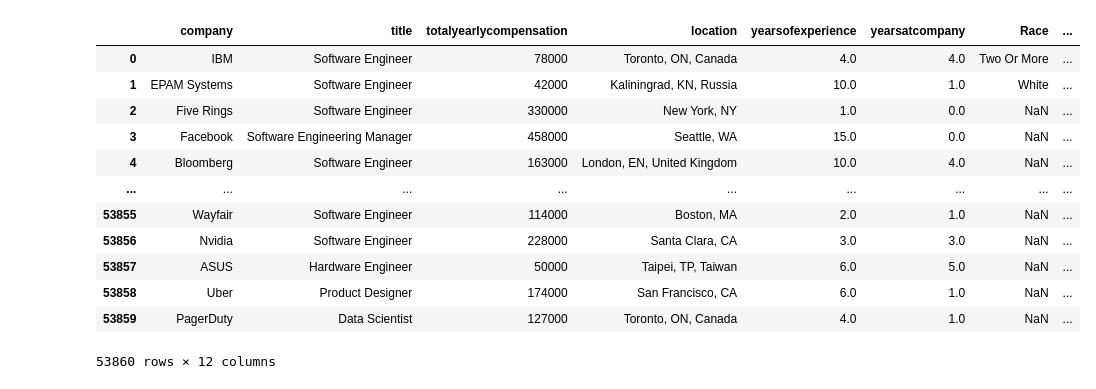
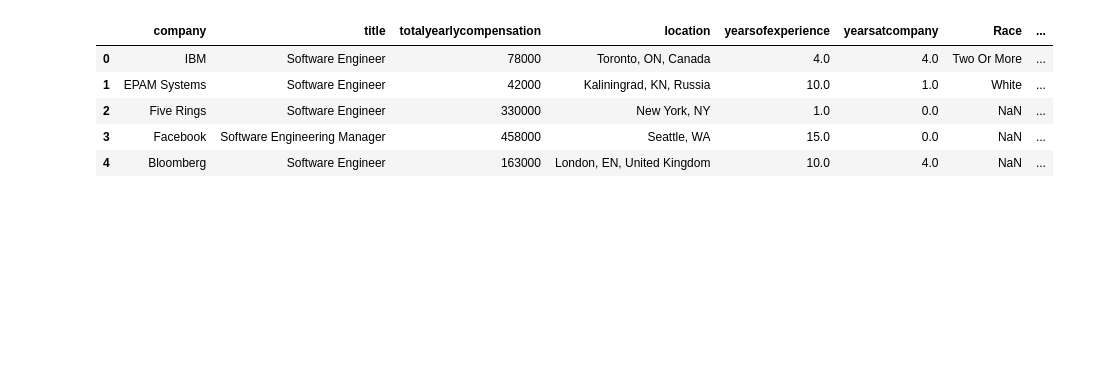
Before and after one commit to PriyankaVelagala/INM701, a Jupyter notebook: EduClassification.ipynb, the cells around one changed output. Cells and saved outputs as stored; diff of their text form; code cells hidden in the pictures; blank space fills up the shorter version.

```diff
--- a/EduClassification.ipynb
+++ b/EduClassification.ipynb
@@ -14,18 +31,11 @@ fname = os.path.join(path, "edu_classification.csv")
 df = pd.read_csv(fname)
 # %%
 df = df.drop(columns = 'Unnamed: 0')
-df
+df.head()
 # %% [output]
 |  | company | title | totalyearlycompensation | location | yearsofexperience | yearsatcompany | Race | ... |
 | 0 | IBM | Software Engineer | 78000 | Toronto, ON, Canada | 4.0 | 4.0 | Two Or More | ... |
 | 1 | EPAM Systems | Software Engineer | 42000 | Kaliningrad, KN, Russia | 10.0 | 1.0 | White | ... |
 | 2 | Five Rings | Software Engineer | 330000 | New York, NY | 1.0 | 0.0 | NaN | ... |
 | 3 | Facebook | Software Engineering Manager | 458000 | Seattle, WA | 15.0 | 0.0 | NaN | ... |
 | 4 | Bloomberg | Software Engineer | 163000 | London, EN, United Kingdom | 10.0 | 4.0 | NaN | ... |
-| ... | ... | ... | ... | ... | ... | ... | ... | ... |
-| 53855 | Wayfair | Software Engineer | 114000 | Boston, MA | 2.0 | 1.0 | NaN | ... |
-| 53856 | Nvidia | Software Engineer | 228000 | Santa Clara, CA | 3.0 | 3.0 | NaN | ... |
-| 53857 | ASUS | Hardware Engineer | 50000 | Taipei, TP, Taiwan | 6.0 | 5.0 | NaN | ... |
-| 53858 | Uber | Product Designer | 174000 | San Francisco, CA | 6.0 | 1.0 | NaN | ... |
-| 53859 | PagerDuty | Data Scientist | 127000 | Toronto, ON, Canada | 4.0 | 1.0 | NaN | ... |
-53860 rows × 12 columns
```
Also changed, not shown: parts of 38 cells of this notebook.
